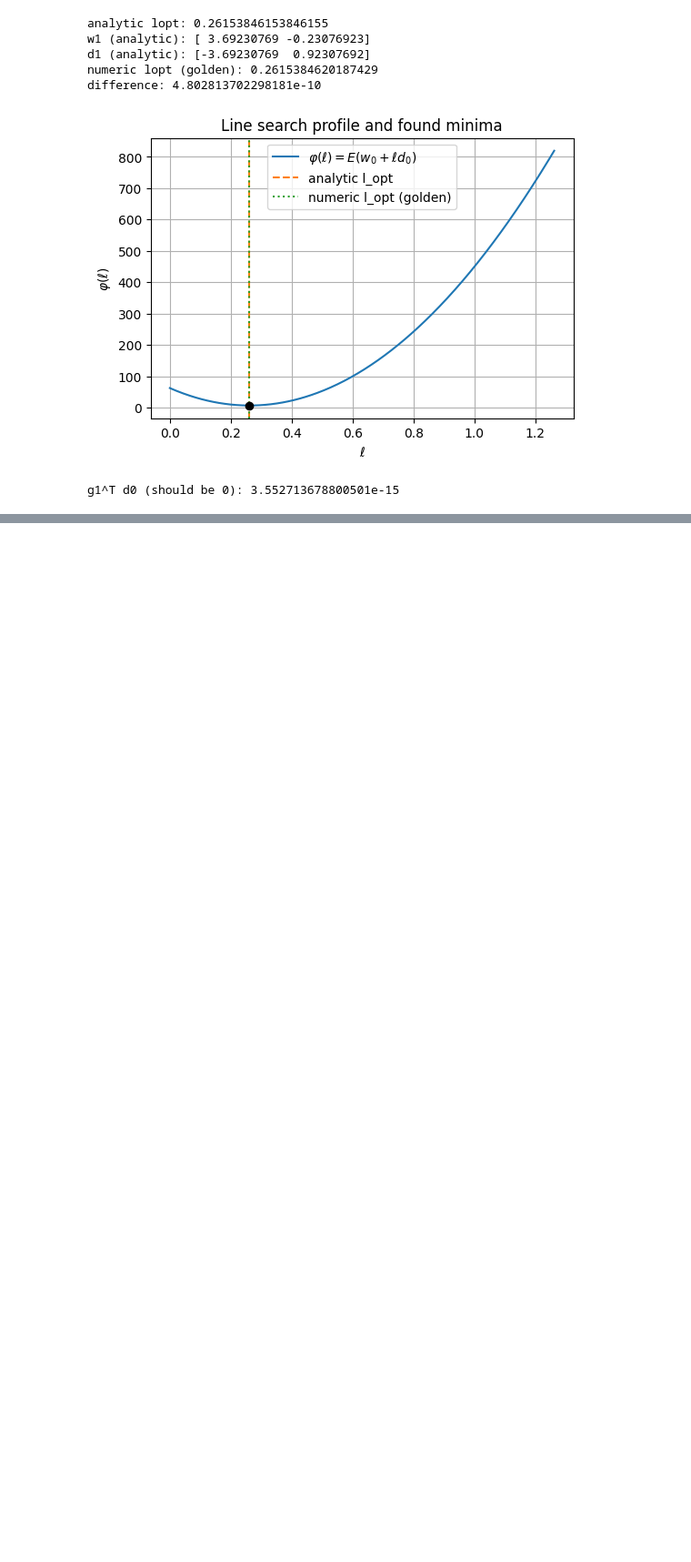
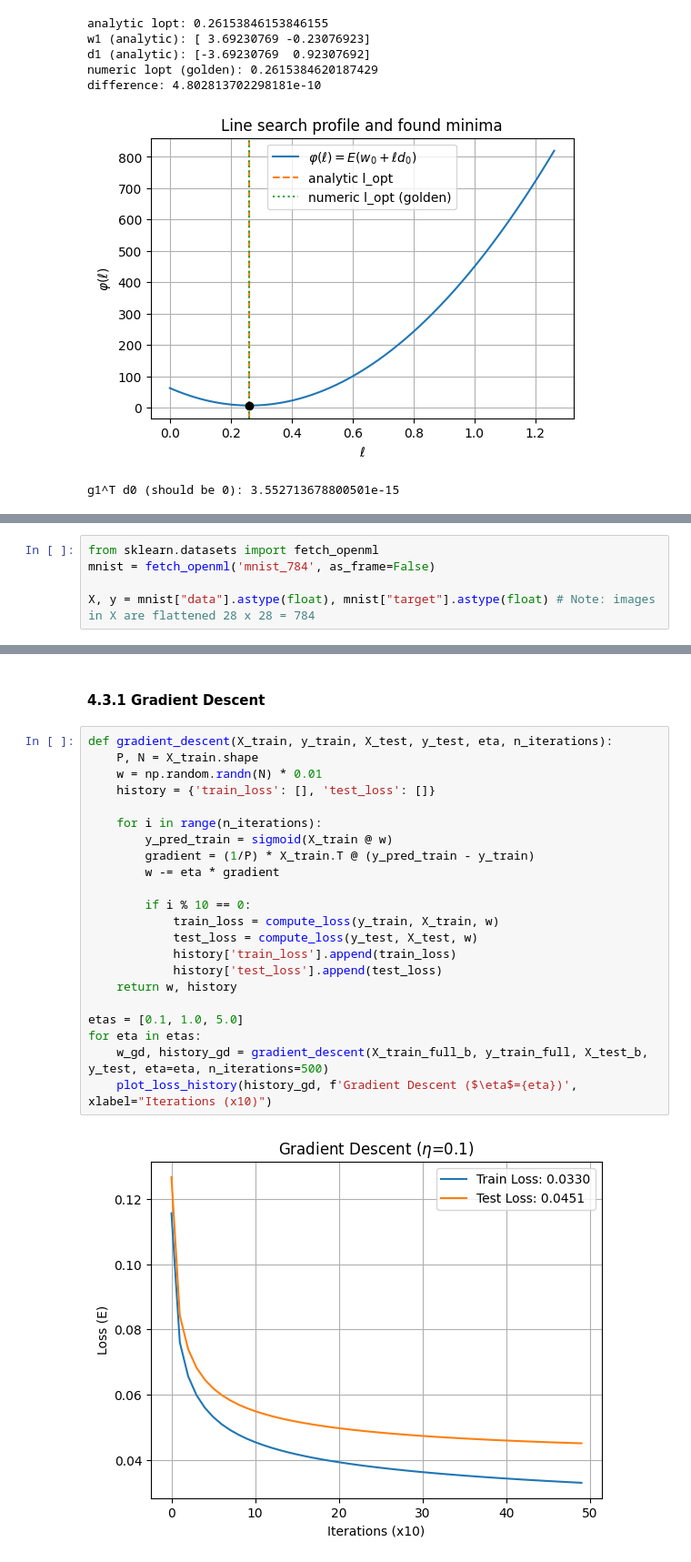
Before and after one commit to josjo99/cds_ml, a Jupyter notebook: cds_ml_solutions/Assignment4.ipynb, the cells around one changed output, grey strips where cells are left out. Shown at 91% size. Saved outputs shown, nothing was run; the diff lists cells and outputs as text; blank space fills up the shorter version.

```diff
--- a/cds_ml_solutions/Assignment4.ipynb
+++ b/cds_ml_solutions/Assignment4.ipynb
@@ -255,0 +286,5 @@ g1^T d0 (should be 0): 3.552713678800501e-15
+# %%
+from sklearn.datasets import fetch_openml
+mnist = fetch_openml('mnist_784', as_frame=False)
+
+X, y = mnist["data"].astype(float), mnist["target"].astype(float) # Note: images in X are flattened 28 x 28 = 784
@@ -255,0 +442,26 @@ g1^T d0 (should be 0): 3.552713678800501e-15
+# %% [markdown]
+#### 4.3.1 Gradient Descent
+# %%
+def gradient_descent(X_train, y_train, X_test, y_test, eta, n_iterations):
+    P, N = X_train.shape
+    w = np.random.randn(N) * 0.01
+    history = {'train_loss': [], 'test_loss': []}
+
+    for i in range(n_iterations):
+        y_pred_train = sigmoid(X_train @ w)
+        gradient = (1/P) * X_train.T @ (y_pred_train - y_train)
+        w -= eta * gradient
+
+        if i % 10 == 0:
+            train_loss = compute_loss(y_train, X_train, w)
+            test_loss = compute_loss(y_test, X_test, w)
+            history['train_loss'].append(train_loss)
+            history['test_loss'].append(test_loss)
+    return w, history
+
+etas = [0.1, 1.0, 5.0]
+for eta in etas:
+    w_gd, history_gd = gradient_descent(X_train_full_b, y_train_full, X_test_b, y_test, eta=eta, n_iterations=500)
+    plot_loss_history(history_gd, f'Gradient Descent ($\eta$={eta})', xlabel="Iterations (x10)")
+# %% [output]
+[figure, added]
```
Also changed, not shown: parts of 50 cells of this notebook.
